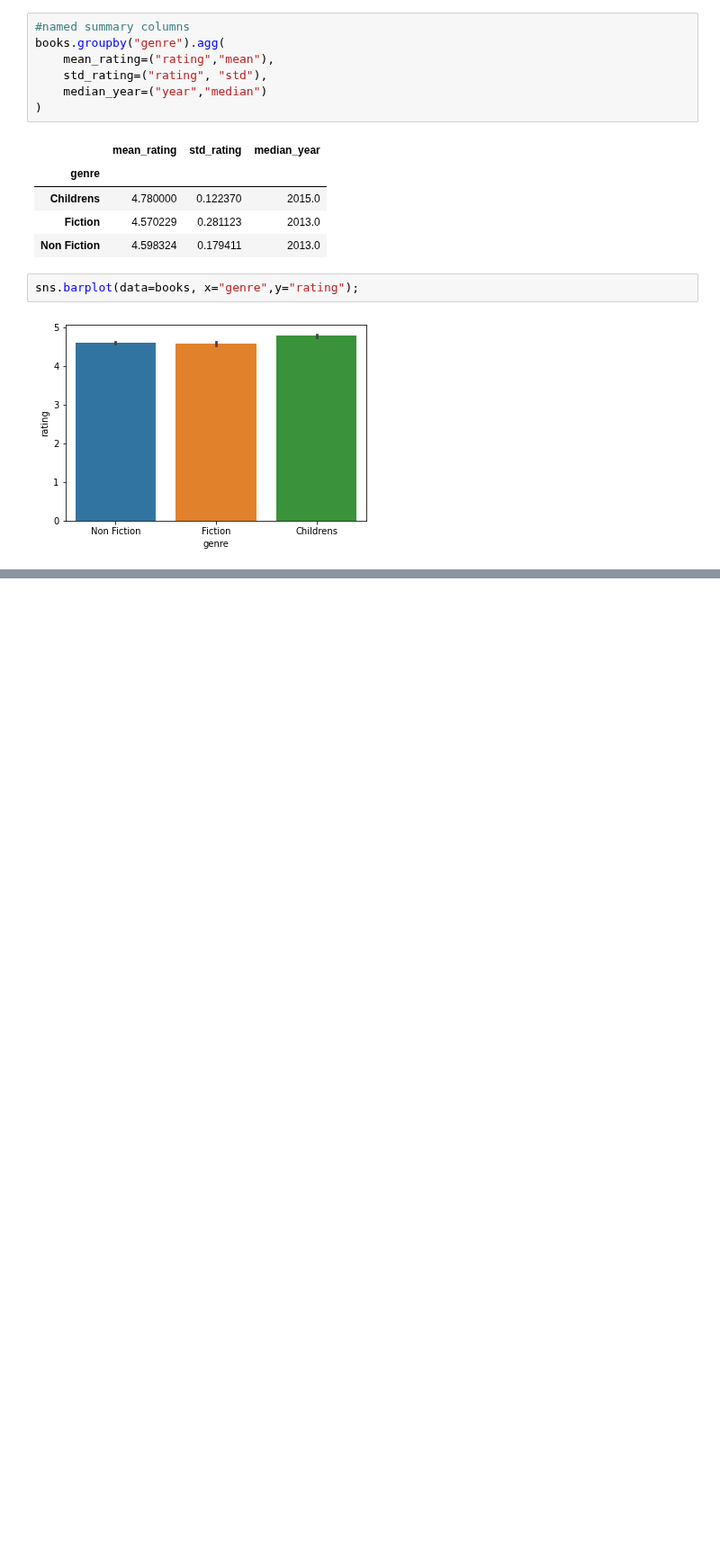
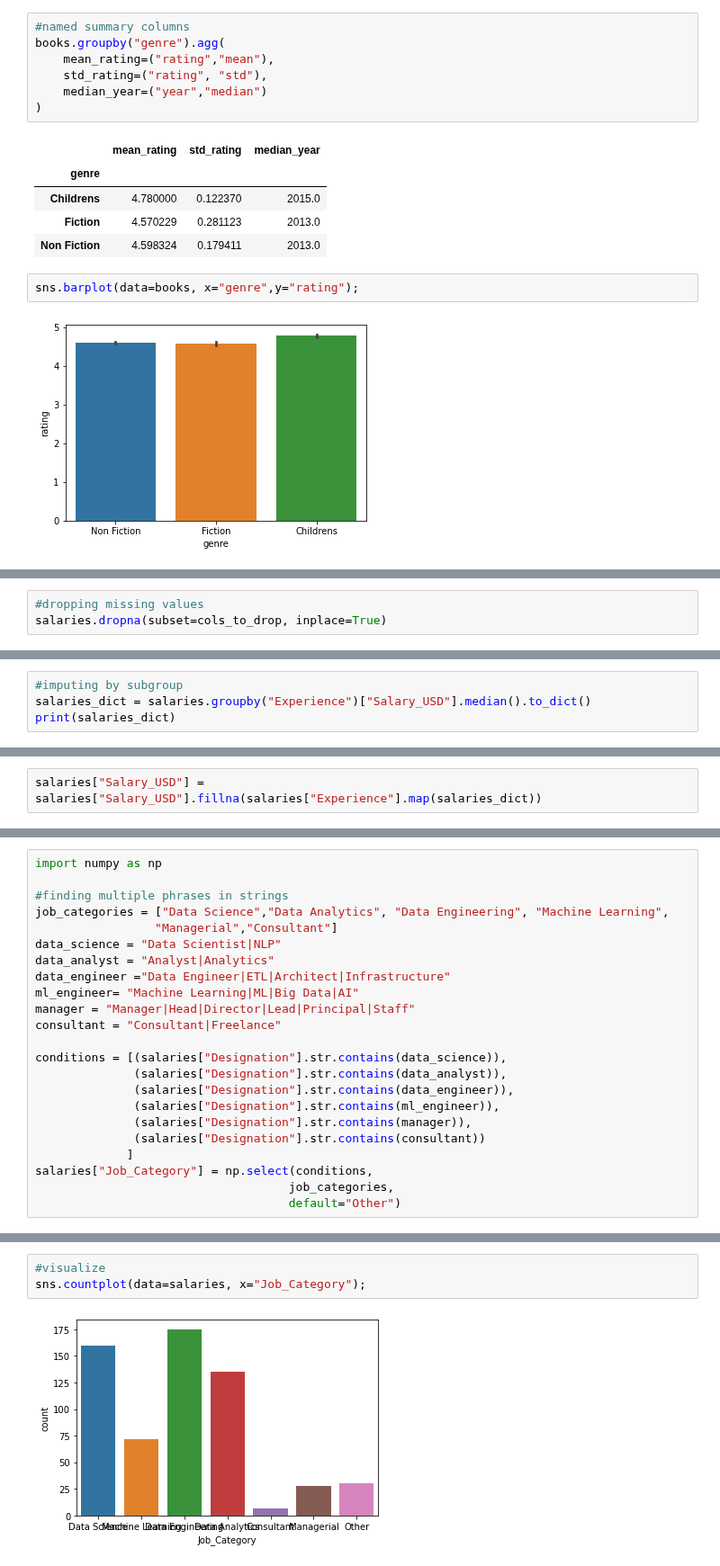
Before and after one commit to ecuerbo/pyprac, a Jupyter notebook: datacamp/exploratory-data-analysis.ipynb, the cells around one changed output, grey strips where cells are left out. Shown at 90% size. Drawn from its saved outputs; the diff is of its cells as text; blank space fills up the shorter version.

```diff
--- a/datacamp/exploratory-data-analysis.ipynb
+++ b/datacamp/exploratory-data-analysis.ipynb
@@ -298,0 +335,3 @@ sns.barplot(data=books, x="genre",y="rating");
+# %%
+#dropping missing values
+salaries.dropna(subset=cols_to_drop, inplace=True)
@@ -298,0 +346,4 @@ sns.barplot(data=books, x="genre",y="rating");
+# %%
+#imputing by subgroup
+salaries_dict = salaries.groupby("Experience")["Salary_USD"].median().to_dict()
+print(salaries_dict)
@@ -298,0 +352,2 @@ sns.barplot(data=books, x="genre",y="rating");
+# %%
+salaries["Salary_USD"] = salaries["Salary_USD"].fillna(salaries["Experience"].map(salaries_dict))
@@ -298,0 +429,23 @@ sns.barplot(data=books, x="genre",y="rating");
+# %%
+import numpy as np
+
+#finding multiple phrases in strings
+job_categories = ["Data Science","Data Analytics", "Data Engineering", "Machine Learning",
+                 "Managerial","Consultant"]
+data_science = "Data Scientist|NLP"
+data_analyst = "Analyst|Analytics"
+data_engineer ="Data Engineer|ETL|Architect|Infrastructure"
+ml_engineer= "Machine Learning|ML|Big Data|AI"
+manager = "Manager|Head|Director|Lead|Principal|Staff"
+consultant = "Consultant|Freelance"
+
+conditions = [(salaries["Designation"].str.contains(data_science)),
+              (salaries["Designation"].str.contains(data_analyst)),
+              (salaries["Designation"].str.contains(data_engineer)),
+              (salaries["Designation"].str.contains(ml_engineer)),
+              (salaries["Designation"].str.contains(manager)),
+              (salaries["Designation"].str.contains(consultant))
+             ]
+salaries["Job_Category"] = np.select(conditions,
+                                    job_categories,
+                                    default="Other")
@@ -298,0 +462,5 @@ sns.barplot(data=books, x="genre",y="rating");
+# %%
+#visualize
+sns.countplot(data=salaries, x="Job_Category");
+# %% [output]
+[figure, added]
```
Also changed, not shown: parts of 14 cells of this notebook.
